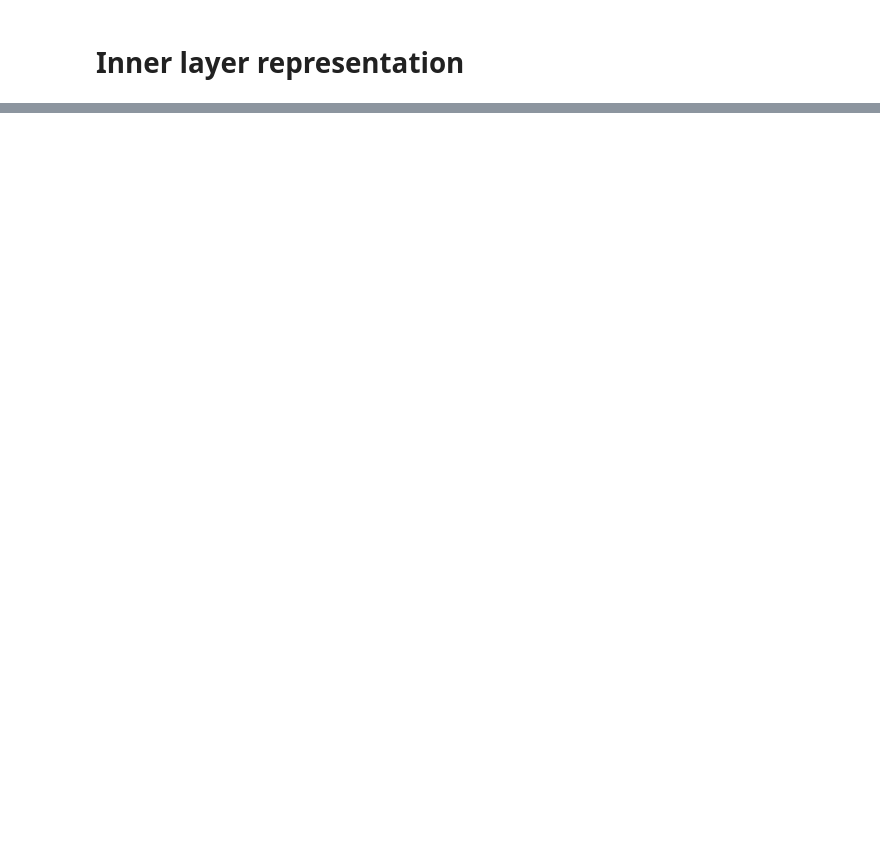
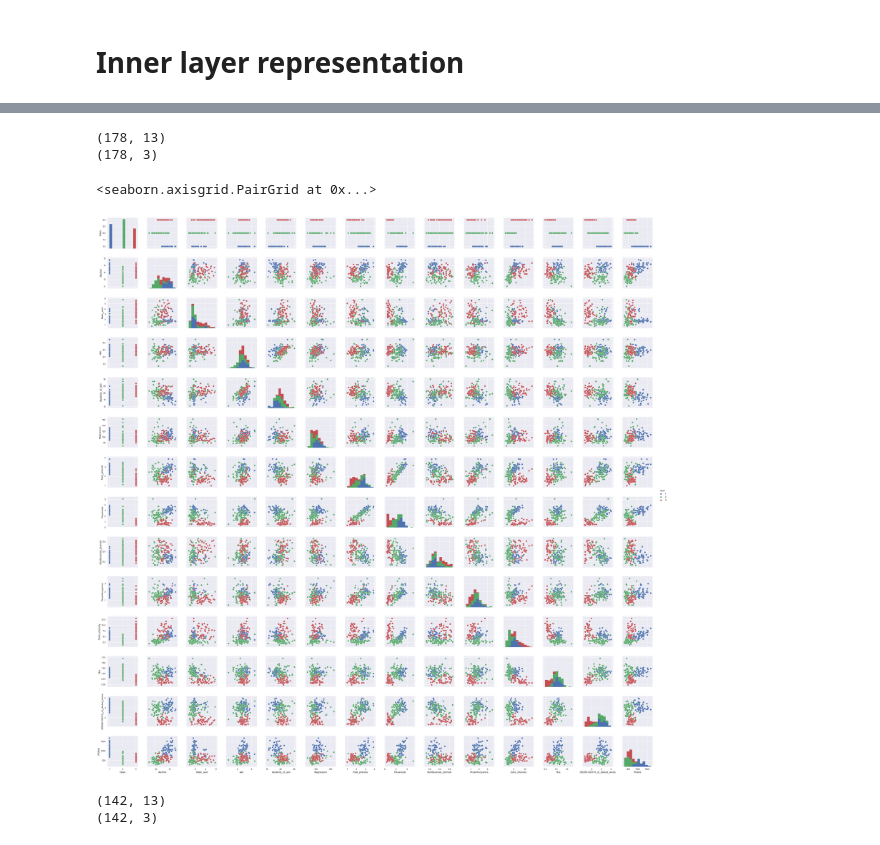
Before and after one commit to jgoodie/zero_to_deep_learning_udemy, a Jupyter notebook: course/GradientDescent_NumpyArraysCodeAlong.ipynb, the cells around one changed output, grey strips where cells are left out. Cells and saved outputs as stored; diff of their text form; code cells hidden in the pictures; blank space fills up the shorter version.

```diff
--- a/course/GradientDescent_NumpyArraysCodeAlong.ipynb
+++ b/course/GradientDescent_NumpyArraysCodeAlong.ipynb
@@ -500,0 +649,2 @@ model
+# %%
+df = pd.read_csv('../data/wines.csv')
@@ -500,0 +669,11 @@ model
+# %%
+print(X.shape)
+print(y.shape)
+# %% [output]
+(178, 13)
+(178, 3)
+# %%
+sns.pairplot(df, hue='Class')
+# %% [output]
+<seaborn.axisgrid.PairGrid at 0x...>
+[figure, added]
@@ -500,0 +682,6 @@ model
+# %%
+print(X_train.shape)
+print(y_train.shape)
+# %% [output]
+(142, 13)
+(142, 3)
```
Also changed, not shown: parts of 66 cells of this notebook, 7 other files.
